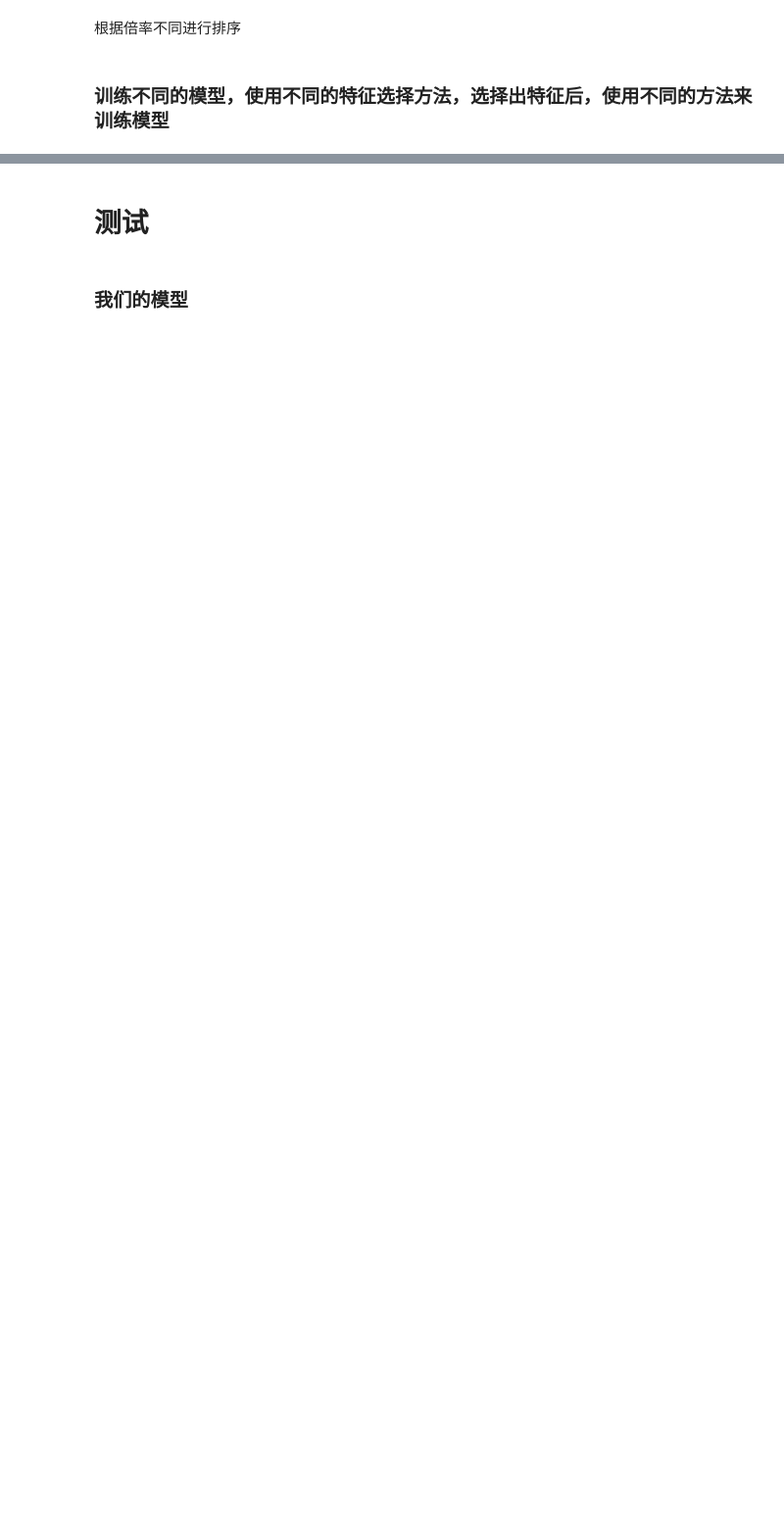
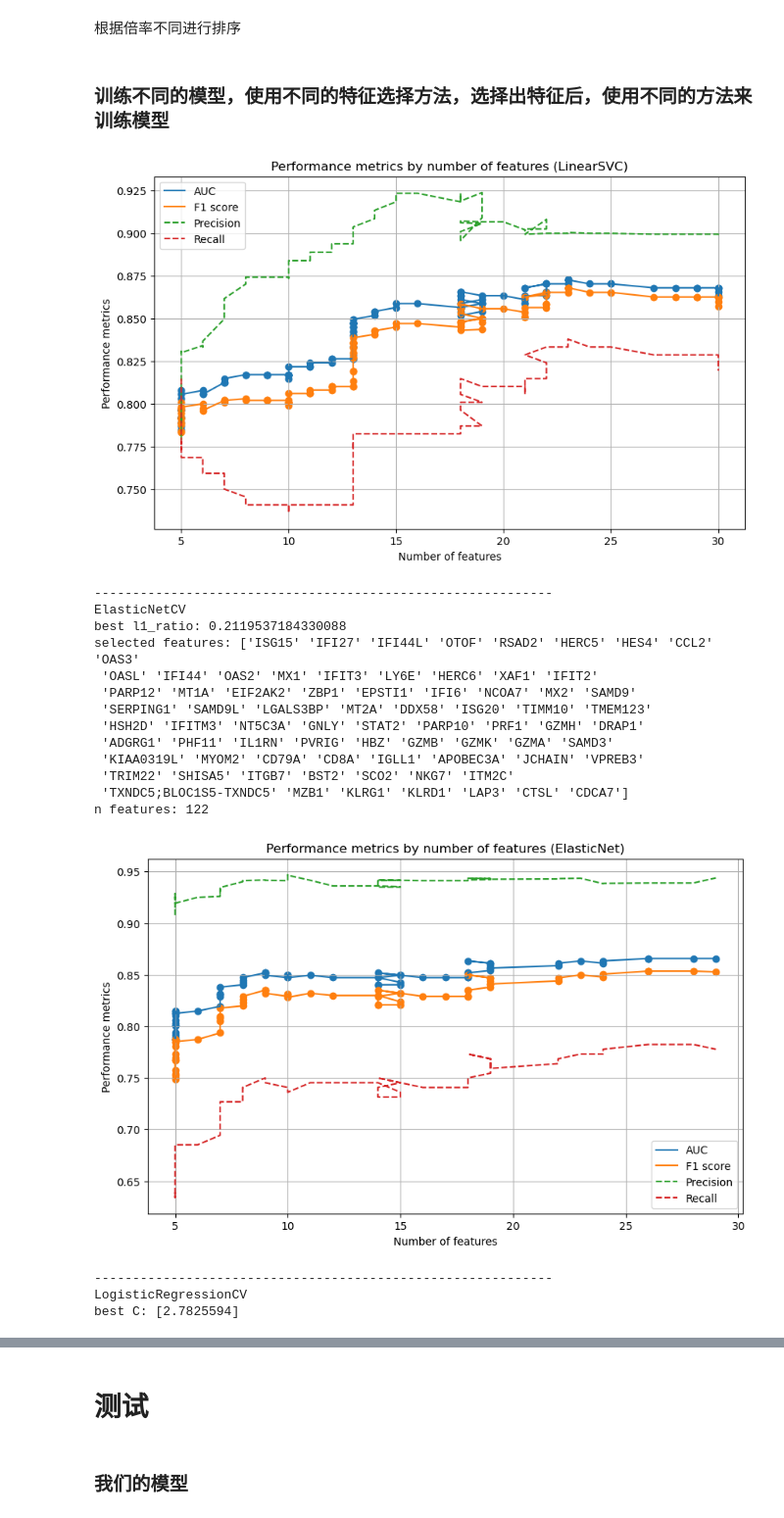
Before and after one commit to yeouyang326/digital-encoding-of-miRNA, a Jupyter notebook: 2StepSelect.ipynb, the cells around one changed output, grey strips where cells are left out. Shown: that part at 98% size. Drawn from its saved outputs; the diff is of its cells as text; code cells hidden in the pictures; blank space fills up the shorter version.

```diff
--- a/2StepSelect.ipynb
+++ b/2StepSelect.ipynb
@@ -336,12 +342,12 @@ def find_best_n(ax,X_train, y_train, X_test, y_test, method, model, max_features
 # %% [markdown]
 筛选哪些基因比较有差异
 # %%
-def get_higher_columns(data):
+def get_higher_columns(data, diff=2.0):
     data_mean = data.groupby('target').mean()
     higher_columns = []
     higher_times = []
     for i in range(data_mean.shape[1]):
-        if data_mean.iloc[1,i] > 2*data_mean.iloc[0,i] or 2*data_mean.iloc[0,i] < data_mean.iloc[1,i]:
+        if data_mean.iloc[1,i] > diff*data_mean.iloc[0,i] or diff*data_mean.iloc[0,i] < data_mean.iloc[1,i]:
             higher_columns.append(data_mean.columns[i])
             higher_times.append(data_mean.iloc[1,i]/data_mean.iloc[0,i])
     return higher_columns, higher_times
@@ -720,2 +747,3 @@ train_data = train_data[train_data['target'] != -1]
 # %%
-higher_columns, higher_times = get_higher_columns(train_data)
+higher_columns, higher_times = get_higher_columns(train_data, 1.3)
+print('高表达差异基因数目：', len(higher_columns))
@@ -732,17 +762,64 @@ X_test, y_test = sm.fit_resample(X_test, y_test)
 # %% [markdown]
 ### 训练不同的模型，使用不同的特征选择方法，选择出特征后，使用不同的方法来训练模型
 # %%
-final_results = pd.DataFrame(columns=['method', 'model', 'n', 'acc', 'auc', 'f1', 'precision', 'recall', 'confusionmatrix','coef', 'coef_rounded', 'found_coef', 'multiple_times','intercept', 'gene_id', 'gene_symbol', 'gb_acc'])
-max_run_num = 300
+final_results = pd.DataFrame(columns=['method', 'model', 'n', 'acc', 'auc', 'f1', 'precision', 'recall', 'f2','f05', 'confusionmatrix','coef', 'coef_rounded', 'found_coef', 'multiple_times','delta','intercept','balanced', 'gene_id', 'gene_symbol', 'gb_acc'])
+max_run_num = 1000
 C_values = np.logspace(-9, 0, num=max_run_num, base=10)
-alpha_values = np.logspace(-5, 15, num=max_run_num, base=10)
+alpha_values = np.logspace(15, -5, num=max_run_num, base=10)
 
+# LinearSVC
 lsvc = LinearSVC(penalty="l1", dual=False)
 lsvc_params = [{'C': C} for C in C_values]
 evaluate_classifier(lsvc, 'LinearSVC', 'lsvc', X_train, y_train, X_test, y_test, lsvc_params)
+# Elastic-Net
+encv = ElasticNetCV(l1_ratio=1-np.logspace(-3, 1, num=30, base=10), n_alphas=20, max_iter=5000, n_jobs=-1, selection='random')
+encv.fit(X_train, y_train)
+print('-'*60)
+print('ElasticNetCV')
+print('best l1_ratio:', encv.l1_ratio_)
+print('selected features:', X_train.columns[encv.coef_ != 0].values)
+print('n features:', encv.n_features_in_)
+en = ElasticNet(alpha=0.1, l1_ratio=encv.l1_ratio_, max_iter=5000, selection='random')
+en_params = [{'alpha': alpha} for alpha in alpha_values]
+evaluate_classifier(en, 'ElasticNet', 'en', X_train, y_train, X_test, y_test, en_params)
+# LogisticRegression
+lrcv = LogisticRegressionCV(penalty='l1', solver='liblinear', max_iter=10000, n_jobs=-1)
+lrcv.fit(X_train, y_train)
+print('-'*60)
+print('LogisticRegressionCV')
+print('best C:', lrcv.C_)
+# print('selected features:', X_train.columns[lrcv.coef_ != 0].values)
+# print('n features:', lrcv.n_features_in_)
 lr = LogisticRegression(penalty='l1', solver='liblinear')
 lr_params = [{'C': C} for C in C_values]
 evaluate_classifier(lr, 'LogisticRegression', 'lr', X_train, y_train, X_test, y_test, lr_params)
+# Lasso
+lassocv = LassoCV(max_iter=5000, n_jobs=-1)
+lassocv.fit(X_train, y_train)
+print('-'*60)
+print('LassoCV')
+print('best alpha:', lassocv.alpha_)
+print('selected features:', X_train.columns[lassocv.coef_ != 0].values)
+print('n features:', lassocv.n_features_in_)
 lasso = Lasso(alpha=0.1, max_iter=5000)
 lasso_params = [{'alpha': alpha} for alpha in alpha_values]
 evaluate_classifier(lasso, 'lasso', 'lasso', X_train, y_train, X_test, y_test, lasso_params)
+# %% [output]
+[figure, added]
+------------------------------------------------------------
+ElasticNetCV
+best l1_ratio: 0.2119537184330088
+selected features: ['ISG15' 'IFI27' 'IFI44L' 'OTOF' 'RSAD2' 'HERC5' 'HES4' 'CCL2' 'OAS3'
+ 'OASL' 'IFI44' 'OAS2' 'MX1' 'IFIT3' 'LY6E' 'HERC6' 'XAF1' 'IFIT2'
+ 'PARP12' 'MT1A' 'EIF2AK2' 'ZBP1' 'EPSTI1' 'IFI6' 'NCOA7' 'MX2' 'SAMD9'
+ 'SERPING1' 'SAMD9L' 'LGALS3BP' 'MT2A' 'DDX58' 'ISG20' 'TIMM10' 'TMEM123'
+ 'HSH2D' 'IFITM3' 'NT5C3A' 'GNLY' 'STAT2' 'PARP10' 'PRF1' 'GZMH' 'DRAP1'
+ 'ADGRG1' 'PHF11' 'IL1RN' 'PVRIG' 'HBZ' 'GZMB' 'GZMK' 'GZMA' 'SAMD3'
+ 'KIAA0319L' 'MYOM2' 'CD79A' 'CD8A' 'IGLL1' 'APOBEC3A' 'JCHAIN' 'VPREB3'
+ 'TRIM22' 'SHISA5' 'ITGB7' 'BST2' 'SCO2' 'NKG7' 'ITM2C'
+ 'TXNDC5;BLOC1S5-TXNDC5' 'MZB1' 'KLRG1' 'KLRD1' 'LAP3' 'CTSL' 'CDCA7']
+n features: 122
+[figure, added]
+------------------------------------------------------------
+LogisticRegressionCV
+best C: [2.7825594]
```
Also changed, not shown: parts of 19 cells of this notebook.
